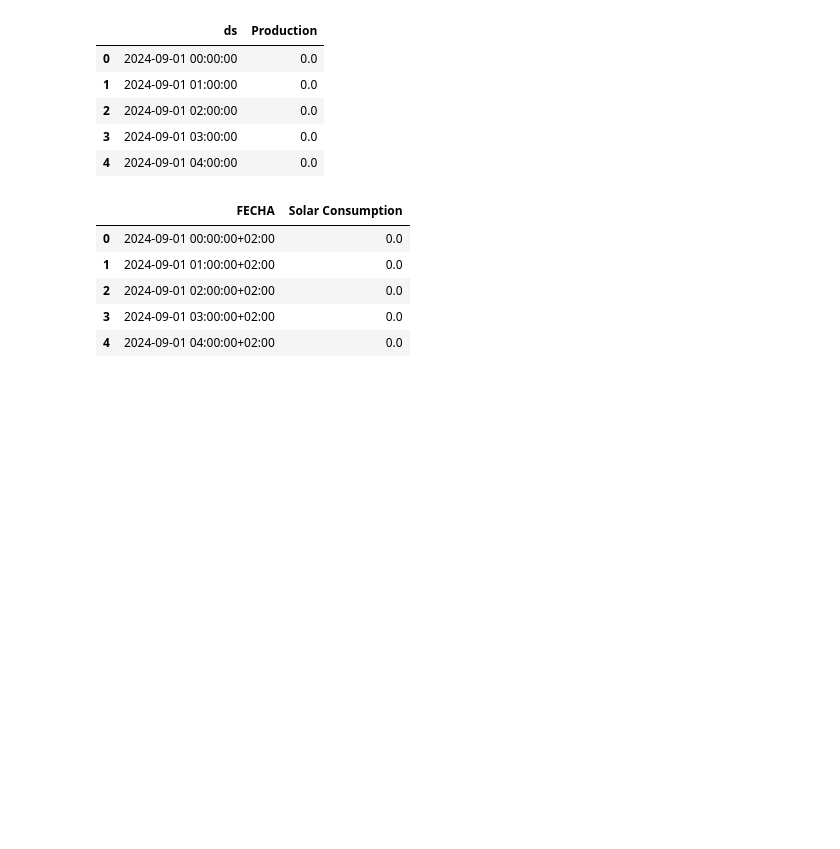
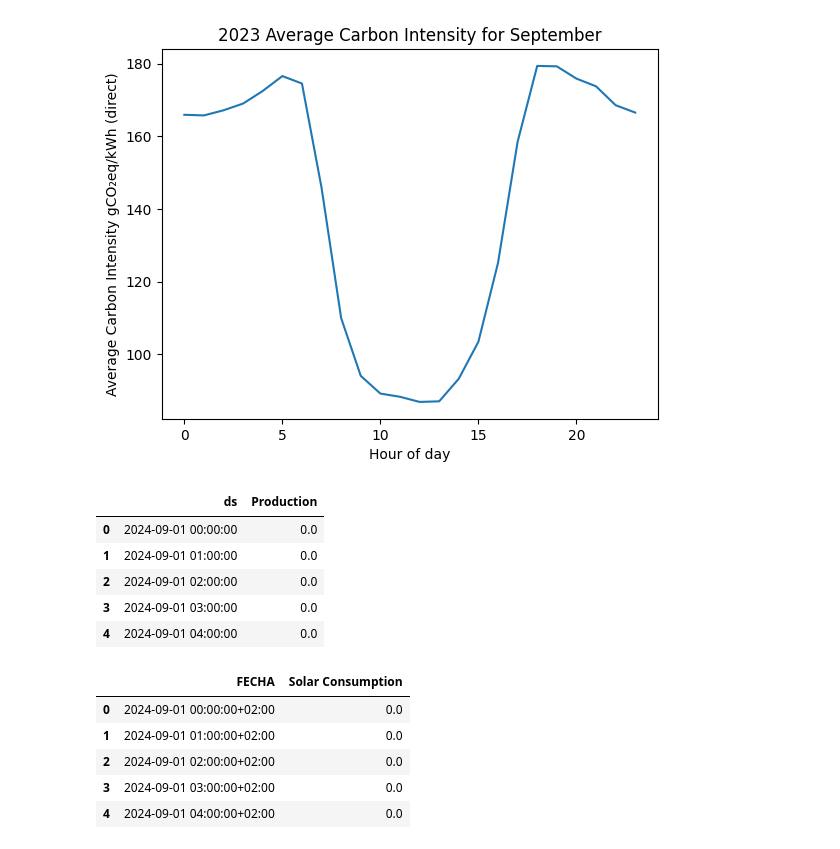
Before and after one commit to Daryox/Repsol-Datathon, a Jupyter notebook: challenge2.ipynb, the cells around one changed output. Cells and saved outputs as stored; diff of their text form; code cells hidden in the pictures; blank space fills up the shorter version.

```diff
--- a/challenge2.ipynb
+++ b/challenge2.ipynb
@@ -1,3 +1,11 @@
 # %%
 import pandas as pd
 import numpy as np
+# %%
+aux = pd.read_csv("datasets/ES_2023_hourly.csv")
+cutoff_date1 = '2023-09-01'
+cutoff_date2 = '2023-10-01'
+aux["Datetime (UTC)"] = pd.to_datetime(aux["Datetime (UTC)"])
+aux = aux[aux['Datetime (UTC)'] >= cutoff_date1]
+aux = aux[aux['Datetime (UTC)'] < cutoff_date2]
+aux.head()
@@ -3,0 +19,5 @@ import numpy as np
+# %%
+aux['Hour'] = aux['Datetime (UTC)'].dt.hour  # Extract the hour from the datetime column
+average_carbon_per_hour = aux.groupby('Hour')['Carbon Intensity gCO₂eq/kWh (direct)'].mean().reset_index()
+average_carbon_per_hour.rename(columns={'Carbon Intensity gCO₂eq/kWh (direct)': 'Average Carbon Intensity'}, inplace=True)
+average_carbon_per_hour
@@ -4,3 +42,13 @@ import numpy as np
+# %%
+import matplotlib.pyplot as plt
+average_carbon_per_hour = average_carbon_per_hour["Average Carbon Intensity"]
+plt.plot(average_carbon_per_hour)
+plt.title("2023 Average Carbon Intensity for September")
+plt.ylabel("Average Carbon Intensity gCO₂eq/kWh (direct)")
+plt.xlabel("Hour of day")
+plt.show()
+# %% [output]
+[figure, added]
 # %%
 gen = pd.read_csv('Challenge1_GroupX_best.csv', sep=";", decimal=",") #Change sep at will
 gen["ds"] = pd.to_datetime(gen["ds"])
```
Also changed, not shown: parts of 3 cells of this notebook, 1 other file.
